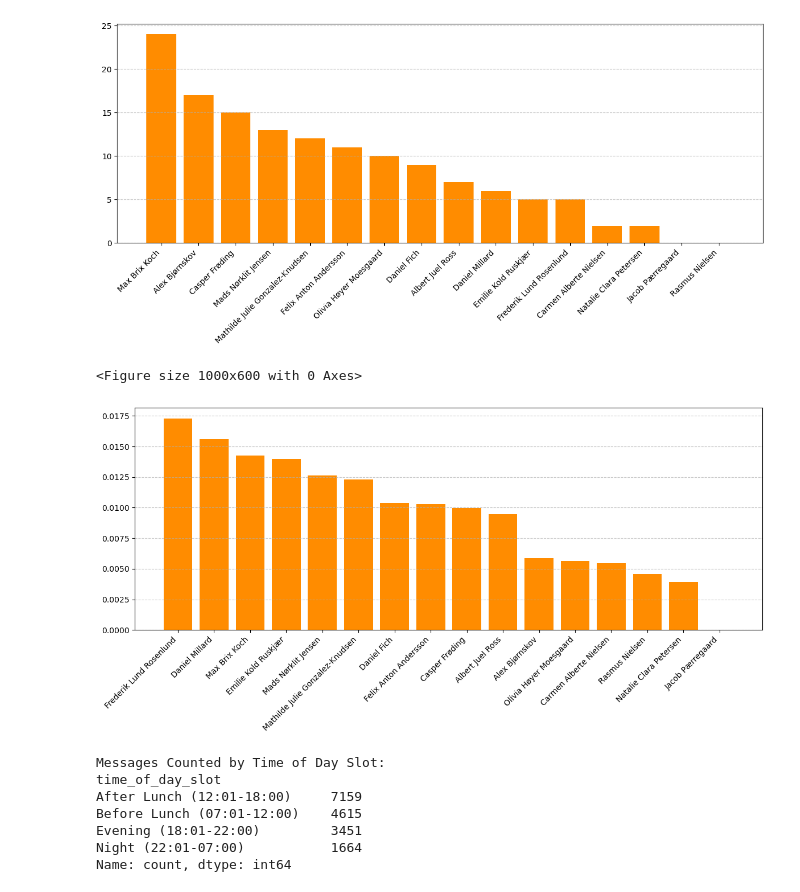
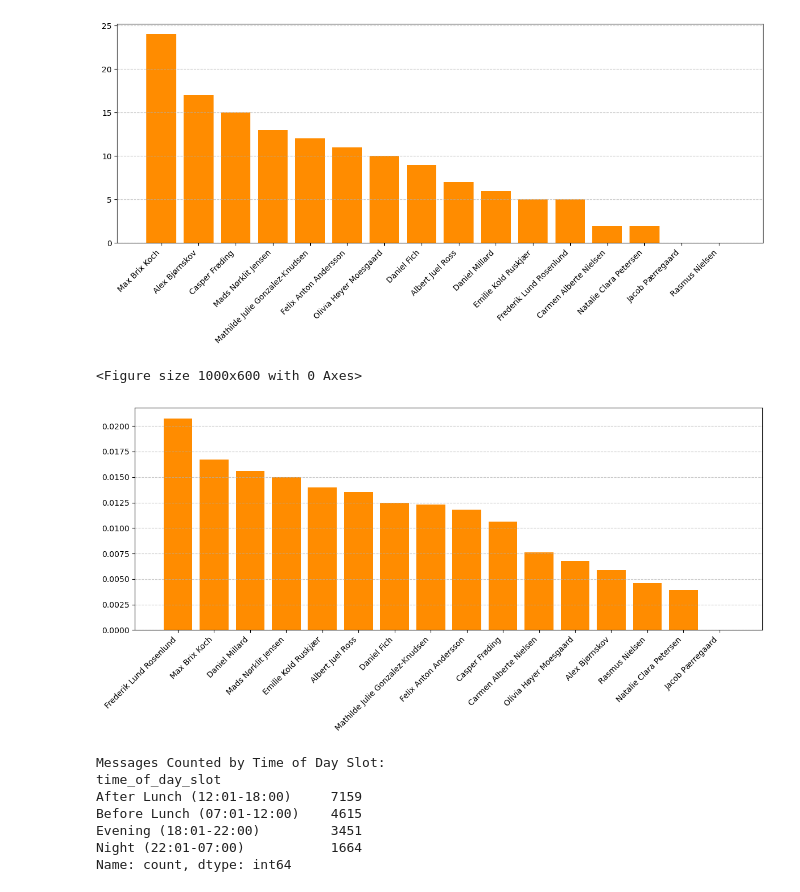
Before and after one commit to AlbertRossJoh/swuchat, a Jupyter notebook: consolidated.ipynb, the cells around one changed output. Drawn from its saved outputs; the diff is of its cells as text; code cells hidden in the pictures.

```diff
--- a/consolidated.ipynb
+++ b/consolidated.ipynb
@@ -662,11 +681,11 @@ show_histogram_data(scroll_word_usage)
 <Figure size 1000x600 with 0 Axes>
 [figure]
 # %%
-foul_mouthed = person_word_usage(df_removed_stickers, ['shit', 'fuck', 'lort', 'pis', 'wtf'], True)
+foul_mouthed = person_word_usage(df_removed_stickers, ['shit', 'fuck', 'fucking','lort', 'lorte','pis','pisser', 'wtf', 'what the fuck', 'skid', 'skide', 'skider', 'idiot', 'svin'], True)
 show_histogram_data(foul_mouthed)
 # %% [output]
 <Figure size 1000x600 with 0 Axes>
-[figure, old version]
+[figure, new version]
 # %%
 
 # --- 1. Data Preparation ---
```
Also changed, not shown: parts of 7 cells of this notebook, 1 other file.
